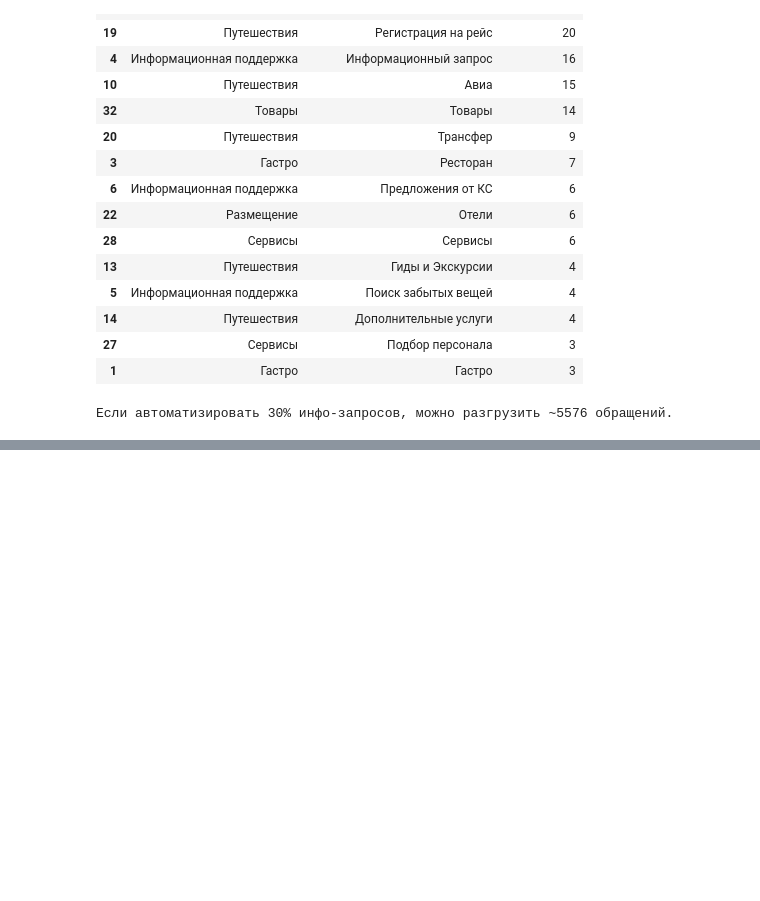
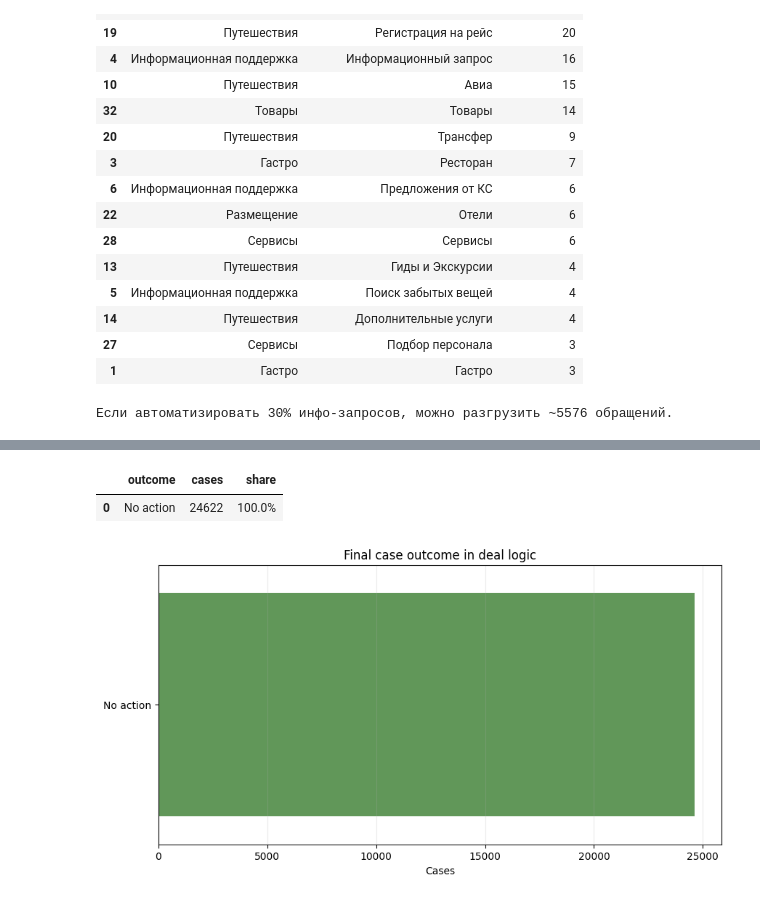
Before and after one commit to gggvitalii90/python_analytics_ich_120925, a Jupyter notebook: notebooks/concierge.ipynb, the cells around one changed output, grey strips where cells are left out. Drawn from its saved outputs; the diff is of its cells as text; code cells hidden in the pictures; blank space fills up the shorter version.

```diff
--- a/notebooks/concierge.ipynb
+++ b/notebooks/concierge.ipynb
@@ -343,0 +490,43 @@ display(priority.head(20))
+# %%
+# Final case classification as a deal outcome.
+# Priority: cancellation = lost; booking/purchase = success; then handoff/selection/info.
+case_funnel['outcome'] = np.select(
+    [
+        case_funnel[CANCEL],
+        case_funnel[BOOKING],
+        case_funnel[PARTNER],
+        case_funnel[SELECTION],
+        case_funnel[INFO],
+        case_funnel['no_action']
+    ],
+    [
+        'Lost: request cancelled',
+        'Success: booking/purchase',
+        'Transferred to partner',
+        'Selection without purchase',
+        'Info only',
+        'No action'
+    ],
+    default='Other'
+)
+
+outcome_summary = (
+    case_funnel['outcome']
+    .value_counts()
+    .rename_axis('outcome')
+    .reset_index(name='cases')
+)
+outcome_summary['share'] = outcome_summary['cases'] / len(case_funnel)
+display(outcome_summary.style.format({'share': '{:.1%}'}))
+
+plt.figure(figsize=(10, 5))
+sns.barplot(data=outcome_summary, x='cases', y='outcome', color='#59A14F')
+plt.title('Final case outcome in deal logic')
+plt.xlabel('Cases')
+plt.ylabel('')
+plt.grid(axis='x', alpha=0.25)
+plt.show()
+# %% [output]
+|  | outcome | cases | share |
+| 0 | No action | 24622 | 100.0% |
+[figure, added]
```
Also changed, not shown: parts of 5 cells of this notebook.
